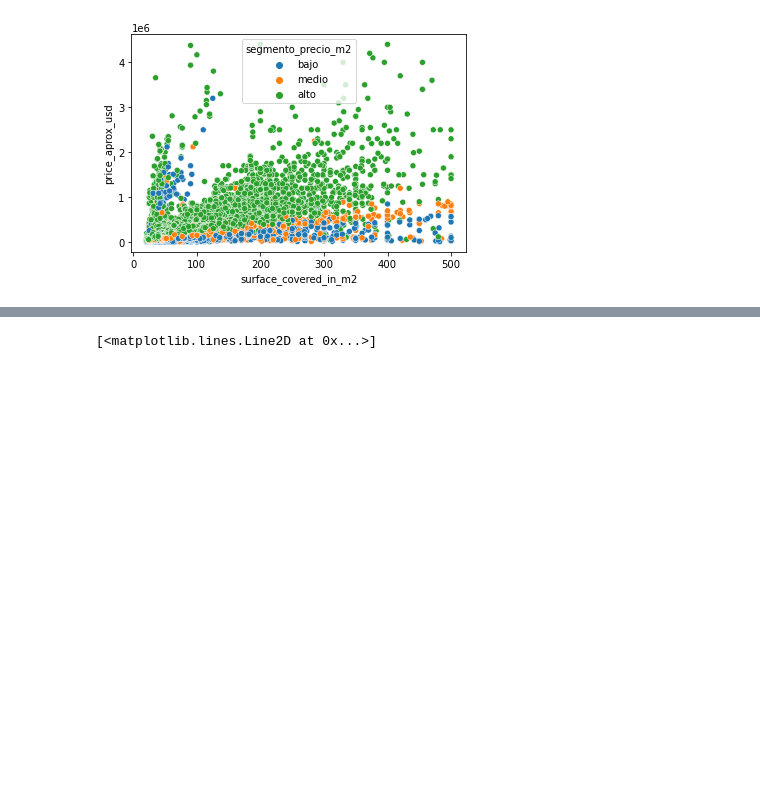
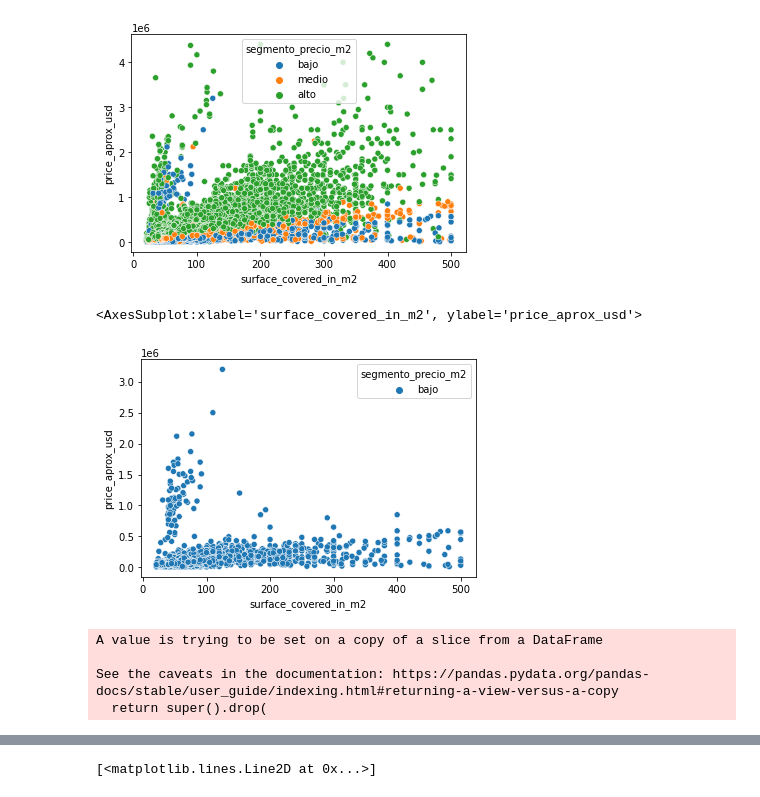
Before and after one commit to soledadh/limpieza_dataset_inmobiliario, a Jupyter notebook: regression.ipynb, the cells around one changed output, grey strips where cells are left out. Saved outputs shown, nothing was run; the diff lists cells and outputs as text; code cells hidden in the pictures; blank space fills up the shorter version.

```diff
--- a/regression.ipynb
+++ b/regression.ipynb
@@ -89,3 +91,15 @@ sns.scatterplot(data=df_depto, x="surface_covered_in_m2", y="price_aprox_usd", h
 # %% [output]
 <AxesSubplot:xlabel='surface_covered_in_m2', ylabel='price_aprox_usd'>
 [figure]
+# %%
+sns.scatterplot(data=df_depto[df_depto.segmento_precio_m2 == 'bajo'], x="surface_covered_in_m2", y="price_aprox_usd", hue= 'segmento_precio_m2')
+# %% [output]
+<AxesSubplot:xlabel='surface_covered_in_m2', ylabel='price_aprox_usd'>
+[figure, added]
+# %%
+df_depto.drop(df_depto[(df_depto.surface_covered_in_m2 < 200) & (df_depto.price_aprox_usd > 500000) & (df_depto.segmento_precio_m2 == 'bajo')].index, inplace=True)
+# %% [output]
+A value is trying to be set on a copy of a slice from a DataFrame
+
+See the caveats in the documentation: https://pandas.pydata.org/pandas-docs/stable/user_guide/indexing.html#returning-a-view-versus-a-copy
+  return super().drop(
```
Also changed, not shown: parts of 59 cells of this notebook.
